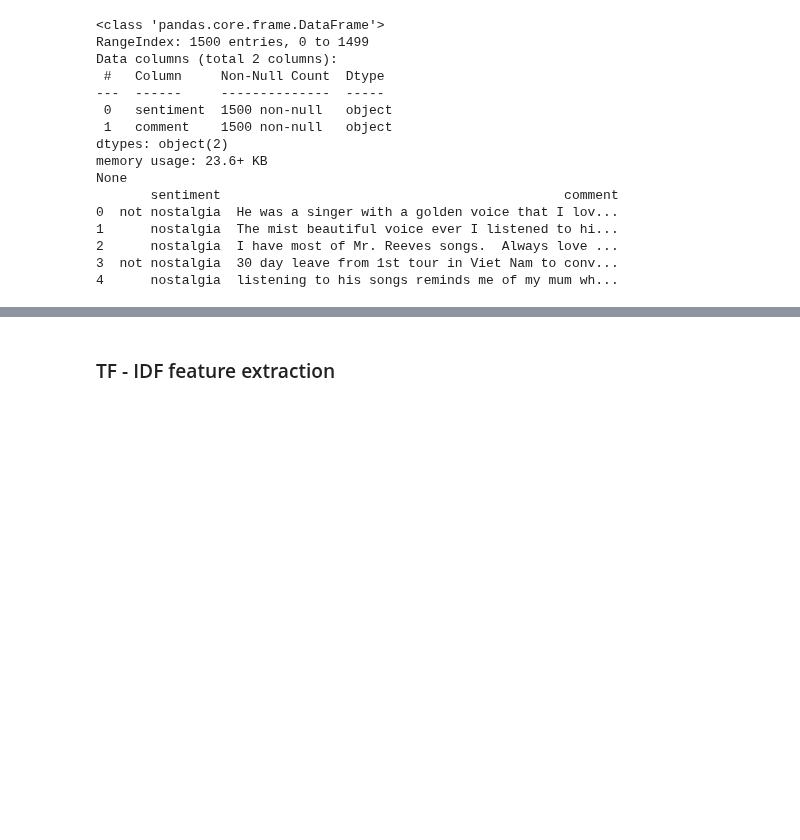
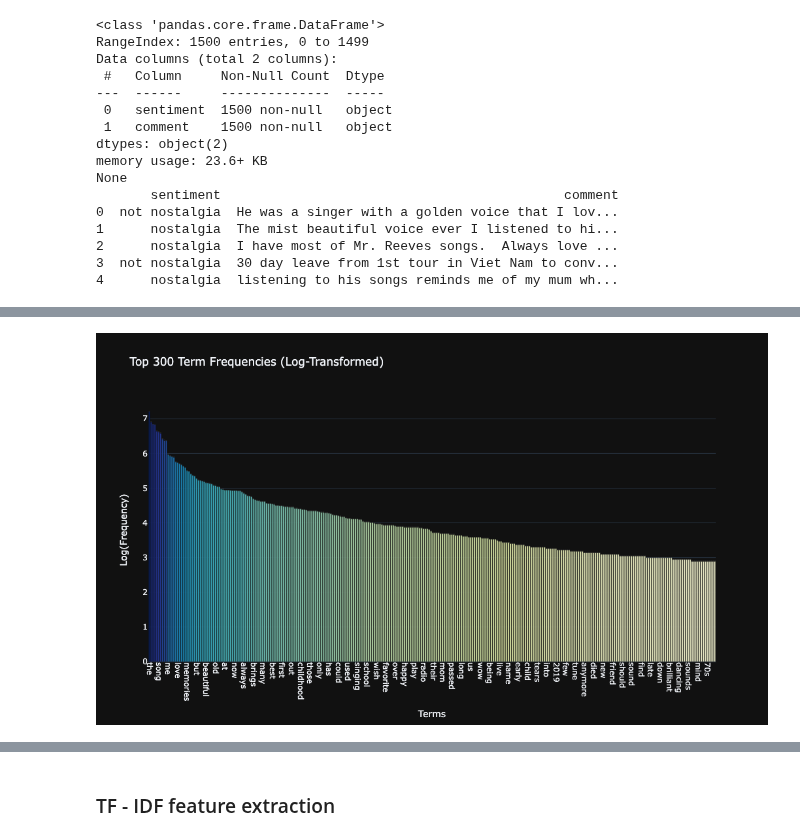
Before and after one commit to sashijuls/DM2024-Lab1-Homework, a Jupyter notebook: DM2024-Lab1-Homework.ipynb, the cells around one changed output, grey strips where cells are left out. Cells and saved outputs as stored; diff of their text form; code cells hidden in the pictures; blank space fills up the shorter version.

```diff
--- a/DM2024-Lab1-Homework.ipynb
+++ b/DM2024-Lab1-Homework.ipynb
@@ -431,0 +831,42 @@ None
+# %%
+import math
+import plotly.graph_objects as go
+
+# Apply log transformation to term frequencies (add 1 to avoid log(0))
+term_frequencies_log = [math.log(freq + 1) for freq in term_frequencies]
+
+# Select the top 300 terms by frequency
+top_300_indices = term_frequencies.argsort()[-300:][::-1]
+top_300_terms = vectorizer.get_feature_names_out()[top_300_indices]
+top_300_frequencies_log = [term_frequencies_log[i] for i in top_300_indices]
+
+# Create interactive bar chart with Plotly for log-transformed frequencies
+fig = go.Figure()
+
+fig.add_trace(
+    go.Bar(
+        x=top_300_terms,
+        y=top_300_frequencies_log,
+        text=top_300_frequencies_log,  # Add log-transformed frequency as text on bars
+        textposition="outside",
+        marker=dict(color=top_300_frequencies_log, colorscale="YlGnBu"),
+        hovertemplate="<b>Term:</b> %{x}<br><b>Log(Frequency):</b> %{y}<extra></extra>",
+    )
+)
+
+# Customize the layout
+fig.update_layout(
+    title="Top 300 Term Frequencies (Log-Transformed)",
+    xaxis_title="Terms",
+    yaxis_title="Log(Frequency)",
+    xaxis=dict(tickangle=90),
+    height=600,
+    width=1200,
+    template="plotly_dark",  # Dark theme for better contrast
+    bargap=0.2
+)
+
+# Show the plot
+fig.show()
+# %% [output]
+[figure, added]
```
Also changed, not shown: parts of 42 cells of this notebook, 4 other files.
